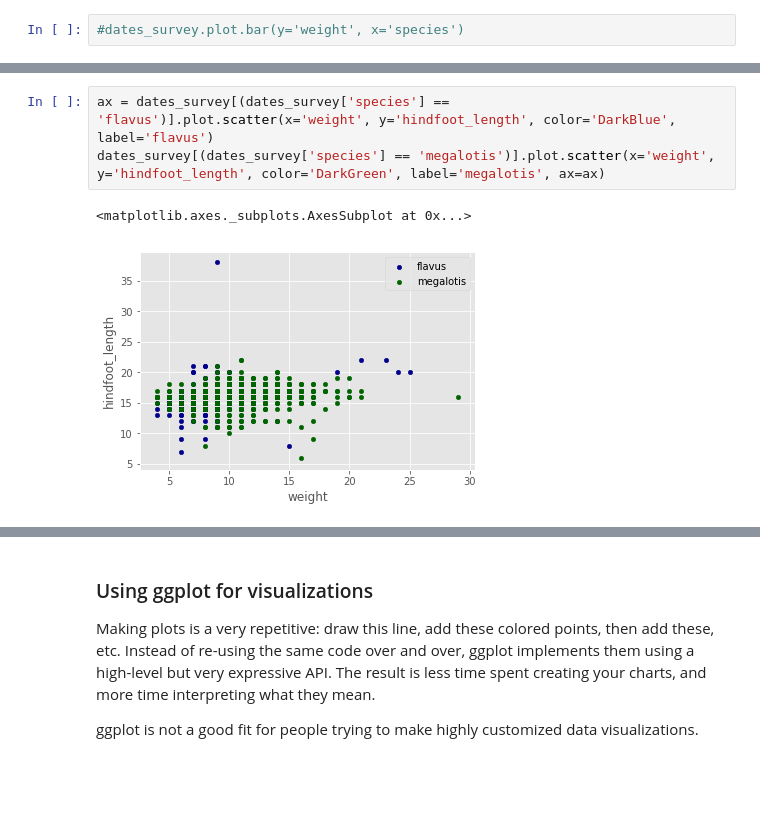
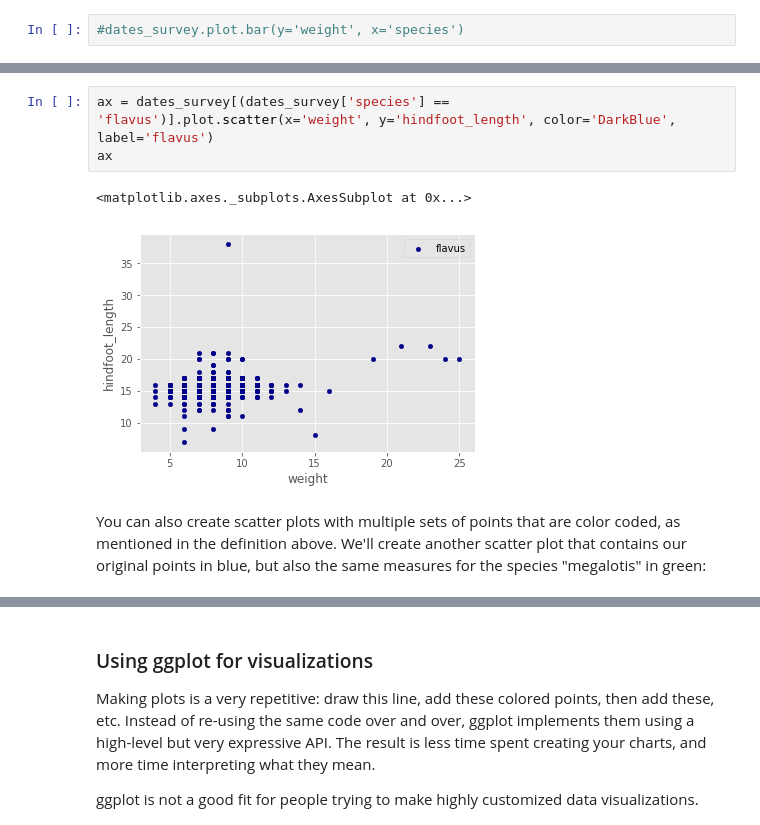
Before and after one commit to NCSU-Libraries/pandas-code4lib-2017, a Jupyter notebook: notebooks/workshop_2.ipynb, the cells around one changed output, grey strips where cells are left out. Cells and saved outputs as stored; diff of their text form; blank space fills up the shorter version.

```diff
--- a/notebooks/workshop_2.ipynb
+++ b/notebooks/workshop_2.ipynb
@@ -406,6 +413,8 @@ Name: weight, dtype: object
 # %%
 ax = dates_survey[(dates_survey['species'] == 'flavus')].plot.scatter(x='weight', y='hindfoot_length', color='DarkBlue', label='flavus')
-dates_survey[(dates_survey['species'] == 'megalotis')].plot.scatter(x='weight', y='hindfoot_length', color='DarkGreen', label='megalotis', ax=ax)
+ax
 # %% [output]
 <matplotlib.axes._subplots.AxesSubplot at 0x...>
-[figure, old version]
+[figure, new version]
+# %% [markdown]
+You can also create scatter plots with multiple sets of points that are color coded, as mentioned in the definition above. We'll create another scatter plot that contains our original points in blue, but also the same measures for the species "megalotis" in green:
```
Also changed, not shown: parts of 23 cells of this notebook.
